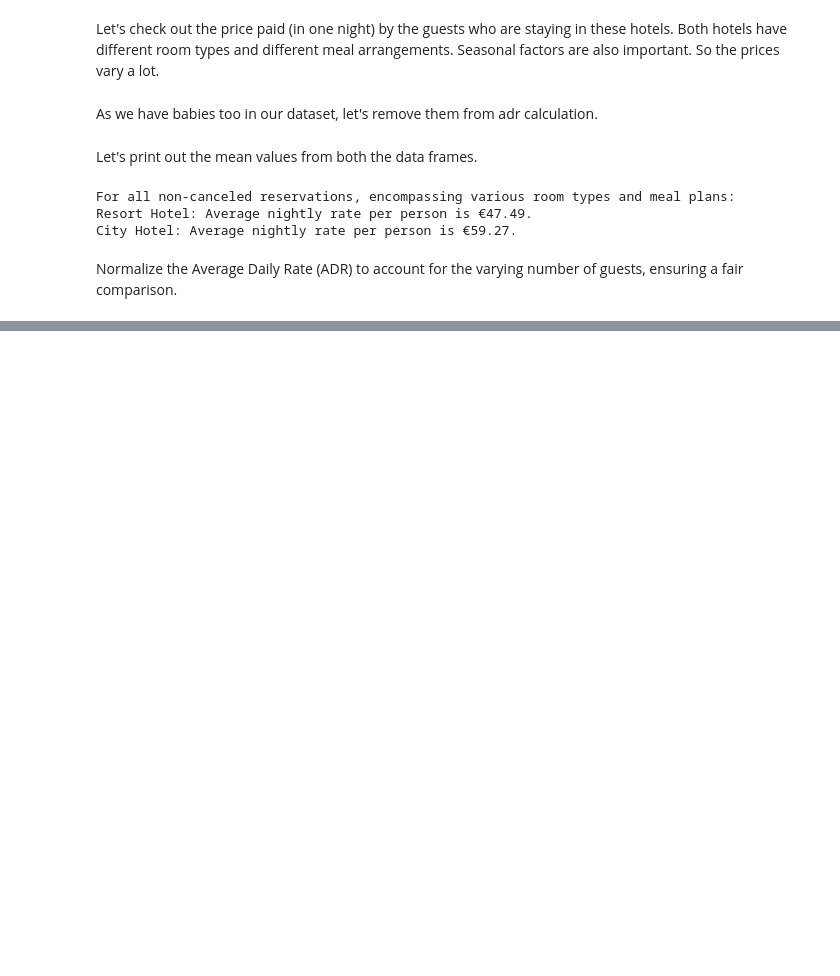
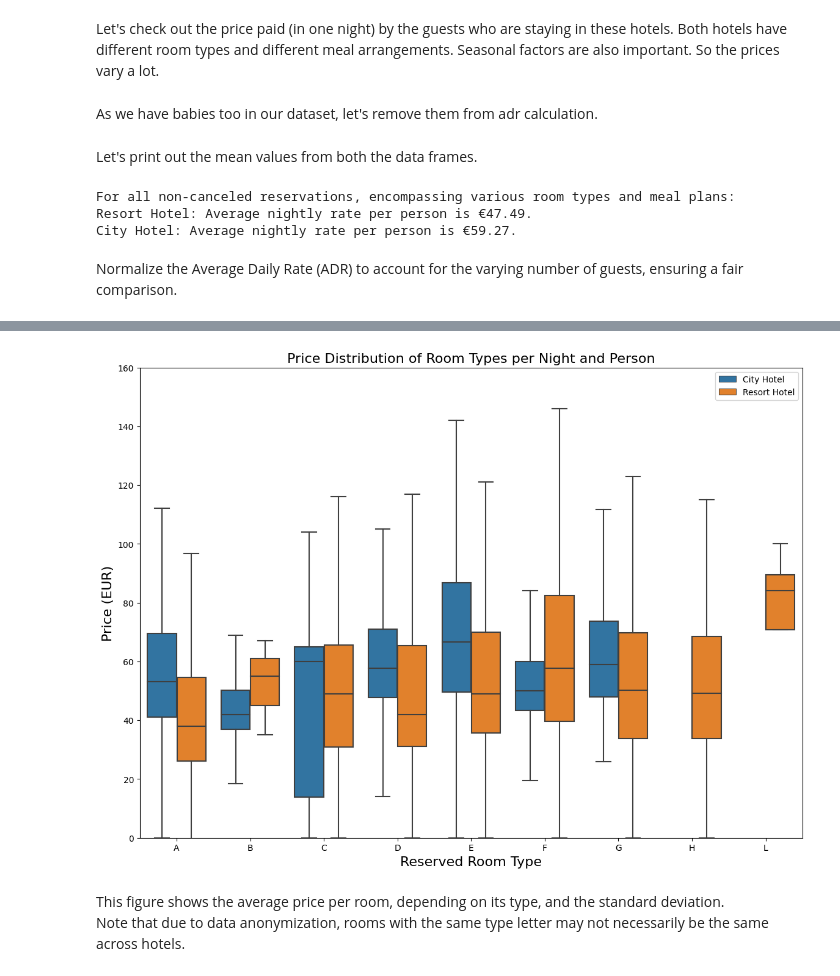
Before and after one commit to Chirag529/Hotel_EDA, a Jupyter notebook: main.ipynb, the cells around one changed output, grey strips where cells are left out. Saved outputs shown, nothing was run; the diff lists cells and outputs as text; code cells hidden in the pictures; blank space fills up the shorter version.

Commit message:
price per day per room type

```diff
--- a/main.ipynb
+++ b/main.ipynb
@@ -261,0 +263,4 @@ non_canceled_bookings
+# %%
+# Selecting data for actual guests, sorting by reserved room type
+guests_room_prices = non_canceled_bookings[["hotel", "reserved_room_type", "adr_per_paying_guest"]].sort_values("reserved_room_type")
+guests_room_prices
@@ -261,0 +281,24 @@ non_canceled_bookings
+# %%
+# Create a boxplot to visualize room prices per night and person by room type and hotel
+plt.figure(figsize=(14, 10))
+
+sns.boxplot(
+    x="reserved_room_type",
+    y="adr_per_paying_guest",
+    hue="hotel",
+    data=guests_room_prices,
+    hue_order=["City Hotel", "Resort Hotel"],
+    fliersize=0
+)
+
+plt.title("Price Distribution of Room Types per Night and Person", fontsize=16)
+plt.xlabel("Reserved Room Type", fontsize=16)
+plt.ylabel("Price (EUR)", fontsize=16)
+plt.legend(loc="upper right")
+plt.ylim(0, 160)
+plt.show()
+# %% [output]
+[figure, added]
+# %% [markdown]
+This figure shows the average price per room, depending on its type, and the standard deviation. <br/>
+Note that due to data anonymization, rooms with the same type letter may not necessarily be the same across hotels.
```
Also changed, not shown: parts of 4 cells of this notebook.
